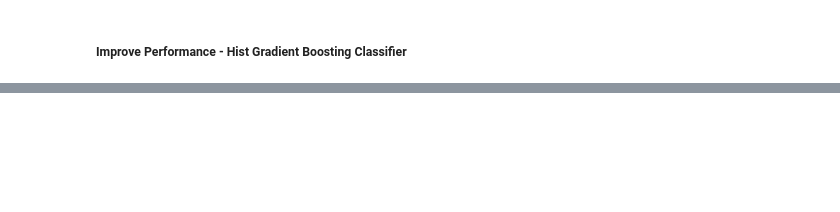
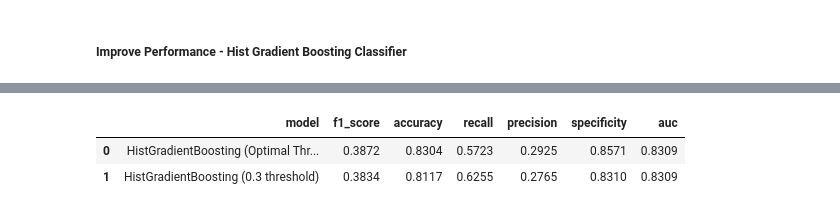
Before and after one commit to leonardsangoroh/AIFoundations, a Jupyter notebook: AssessmentOne/heart-attack-prediction-assignment.ipynb, the cells around one changed output, grey strips where cells are left out. Drawn from its saved outputs; the diff is of its cells as text; code cells hidden in the pictures; blank space fills up the shorter version.

Commit message:
feat: improve the best performed model

```diff
--- a/AssessmentOne/heart-attack-prediction-assignment.ipynb
+++ b/AssessmentOne/heart-attack-prediction-assignment.ipynb
@@ -893,0 +903,13 @@ plt.show()
+# %%
+precision, recall, thresholds = precision_recall_curve(y_test, y_hgb_prob)
+
+# avoid division by zero and align with thresholds
+f1_scores = 2 * precision[:-1] * recall[:-1] / (precision[:-1] + recall[:-1] + 1e-10)
+
+best_index = np.argmax(f1_scores)
+best_threshold = thresholds[best_index]
+
+print("Best threshold:", best_threshold)
+print("Best F1 from curve:", f1_scores[best_index])
+
+y_hgb_pred_opt = (y_hgb_prob >= best_threshold).astype(int)
@@ -893,0 +919,7 @@ plt.show()
+# %%
+opt_results = modelPerformance(
+    "HistGradientBoosting (Optimal Threshold)",
+    y_test,
+    y_hgb_pred_opt,
+    y_hgb_prob
+)
@@ -893,0 +936,13 @@ plt.show()
+# %%
+# Combine results
+all_results = [
+   opt_results,
+    hgb_results
+]
+
+results_df = pd.DataFrame(all_results).round(4)
+results_df.sort_values(by="auc", ascending=False)
+# %% [output]
+|  | model | f1_score | accuracy | recall | precision | specificity | auc |
+| 0 | HistGradientBoosting (Optimal Thr... | 0.3872 | 0.8304 | 0.5723 | 0.2925 | 0.8571 | 0.8309 |
+| 1 | HistGradientBoosting (0.3 threshold) | 0.3834 | 0.8117 | 0.6255 | 0.2765 | 0.8310 | 0.8309 |
```
Also changed, not shown: parts of 24 cells of this notebook.
